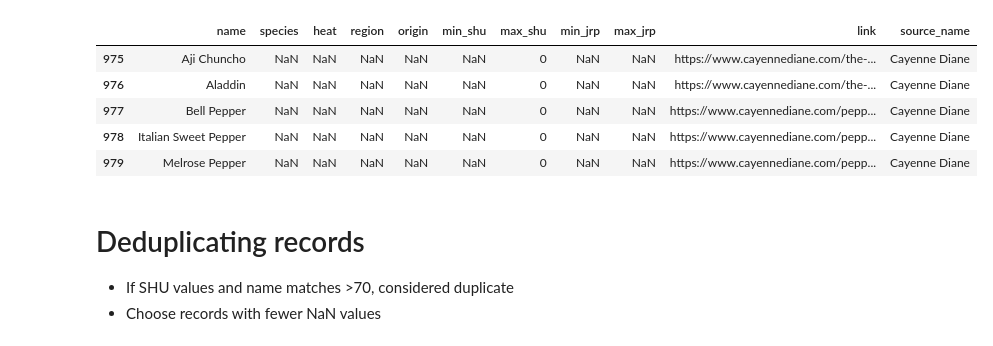
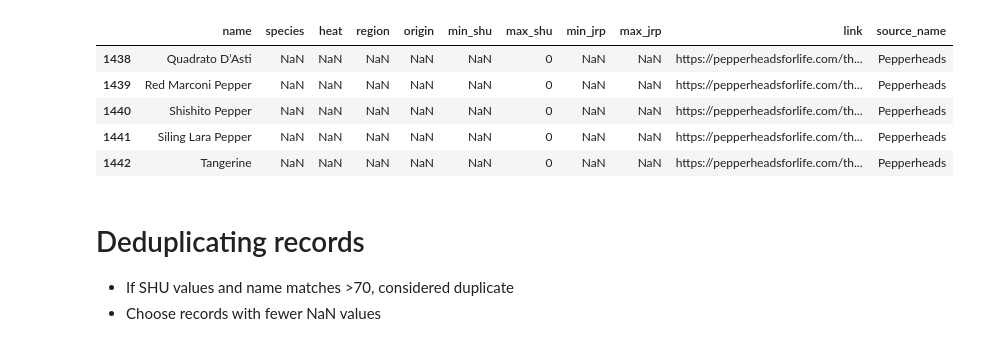
Before and after one commit to alemosie/hot_peppers, a Jupyter notebook: notebooks/dedup_data.ipynb, the cells around one changed output. Cells and saved outputs as stored; diff of their text form; code cells hidden in the pictures.

```diff
--- a/notebooks/dedup_data.ipynb
+++ b/notebooks/dedup_data.ipynb
@@ -3,15 +3,15 @@ import pandas as pd
 import pdb
 from fuzzywuzzy import fuzz
 # %%
-raw_data = pd.read_csv("../data/peppers_20180102.csv")
+raw_data = pd.read_csv("../data/peppers_20180105.csv")
 raw_data.tail()
 # %% [output]
 |  | name | species | heat | region | origin | min_shu | max_shu | min_jrp | max_jrp | link | source_name |
-| 975 | Aji Chuncho | NaN | NaN | NaN | NaN | NaN | 0 | NaN | NaN | https://www.cayennediane.com/the-... | Cayenne Diane |
-| 976 | Aladdin | NaN | NaN | NaN | NaN | NaN | 0 | NaN | NaN | https://www.cayennediane.com/the-... | Cayenne Diane |
-| 977 | Bell Pepper | NaN | NaN | NaN | NaN | NaN | 0 | NaN | NaN | https://www.cayennediane.com/pepp... | Cayenne Diane |
-| 978 | Italian Sweet Pepper | NaN | NaN | NaN | NaN | NaN | 0 | NaN | NaN | https://www.cayennediane.com/pepp... | Cayenne Diane |
-| 979 | Melrose Pepper | NaN | NaN | NaN | NaN | NaN | 0 | NaN | NaN | https://www.cayennediane.com/pepp... | Cayenne Diane |
+| 1438 | Quadrato D’Asti | NaN | NaN | NaN | NaN | NaN | 0 | NaN | NaN | https://pepperheadsforlife.com/th... | Pepperheads |
+| 1439 | Red Marconi Pepper | NaN | NaN | NaN | NaN | NaN | 0 | NaN | NaN | https://pepperheadsforlife.com/th... | Pepperheads |
+| 1440 | Shishito Pepper | NaN | NaN | NaN | NaN | NaN | 0 | NaN | NaN | https://pepperheadsforlife.com/th... | Pepperheads |
+| 1441 | Siling Lara Pepper | NaN | NaN | NaN | NaN | NaN | 0 | NaN | NaN | https://pepperheadsforlife.com/th... | Pepperheads |
+| 1442 | Tangerine | NaN | NaN | NaN | NaN | NaN | 0 | NaN | NaN | https://pepperheadsforlife.com/th... | Pepperheads |
 # %% [markdown]
 # Deduplicating records
 - If SHU values and name matches >70, considered duplicate
```
Also changed, not shown: parts of 3 cells of this notebook, 8 other files.
